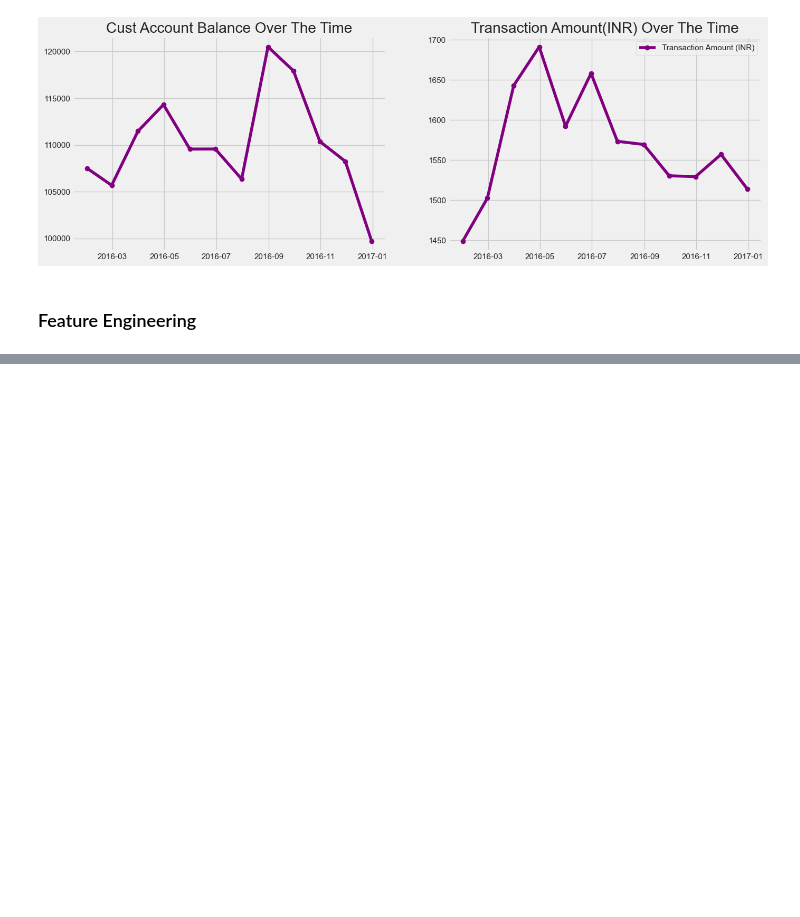
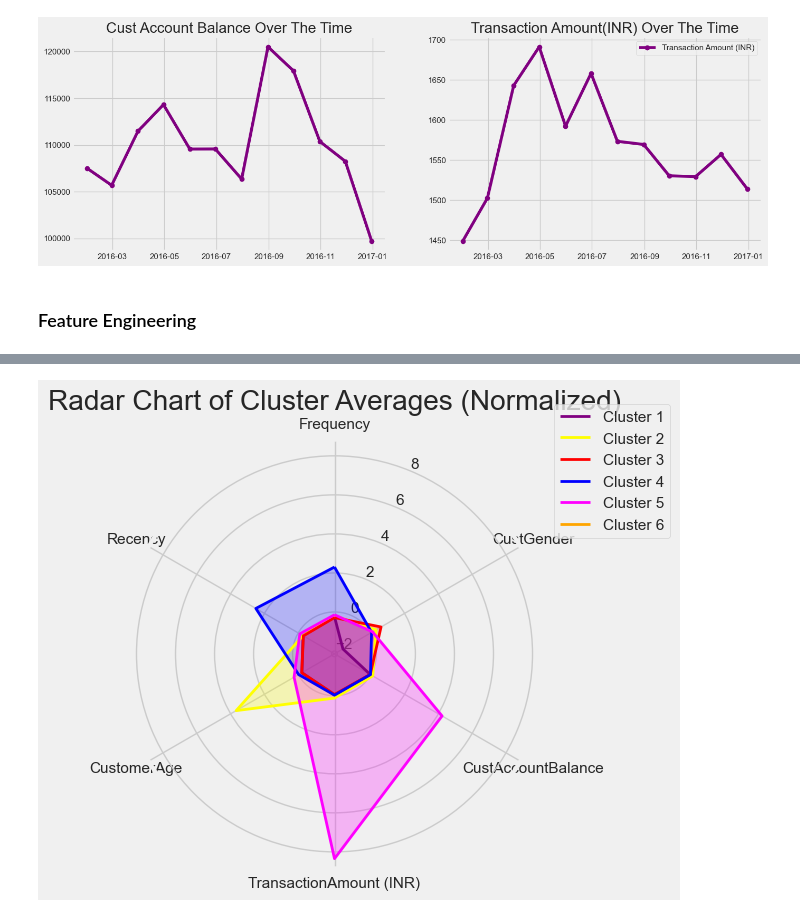
Before and after one commit to Kasis21aug/customer_segmentation_analytics, a Jupyter notebook: main.ipynb, the cells around one changed output, grey strips where cells are left out. Drawn from its saved outputs; the diff is of its cells as text; code cells hidden in the pictures; blank space fills up the shorter version.

```diff
--- a/main.ipynb
+++ b/main.ipynb
@@ -515,0 +606,29 @@ MRF_df.head()
+# %%
+# Define labels and data
+labels = df_scaled.columns[:6]
+num_vars = len(labels)
+
+# Set up the radar chart
+angles = np.linspace(0, 2 * np.pi, num_vars, endpoint=False).tolist()
+angles += angles[:1]  # close the loop
+
+# Set up figure
+fig, ax = plt.subplots(figsize=(6, 6), subplot_kw=dict(polar=True))
+
+colors = ['purple', 'yellow', 'red', 'blue', 'magenta', 'orange']
+
+for i in range(6):  # for each cluster
+    cluster_data = df_scaled[df_scaled.Label == i][labels].mean().tolist()
+    cluster_data += cluster_data[:1]  # close the loop
+    ax.plot(angles, cluster_data, color=colors[i], linewidth=2, label=f'Cluster {i+1}')
+    ax.fill(angles, cluster_data, color=colors[i], alpha=0.25)
+
+ax.set_theta_offset(np.pi / 2)
+ax.set_theta_direction(-1)
+ax.set_thetagrids(np.degrees(angles[:-1]), labels)
+plt.legend(loc='upper right', bbox_to_anchor=(1.3, 1.1))
+plt.title("Radar Chart of Cluster Averages (Normalized)")
+plt.tight_layout()
+plt.show()
+# %% [output]
+[figure, added]
```
Also changed, not shown: parts of 12 cells of this notebook.
